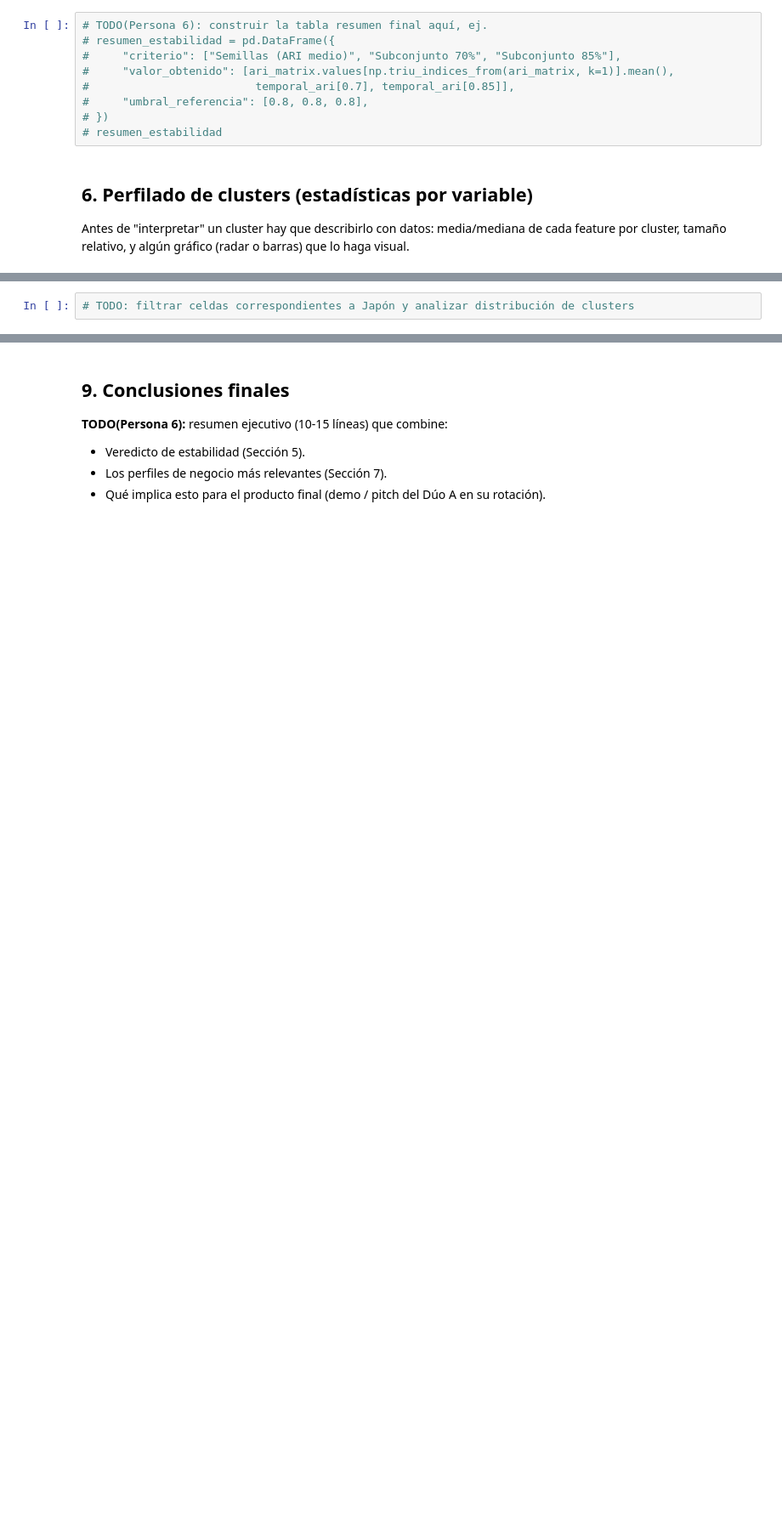
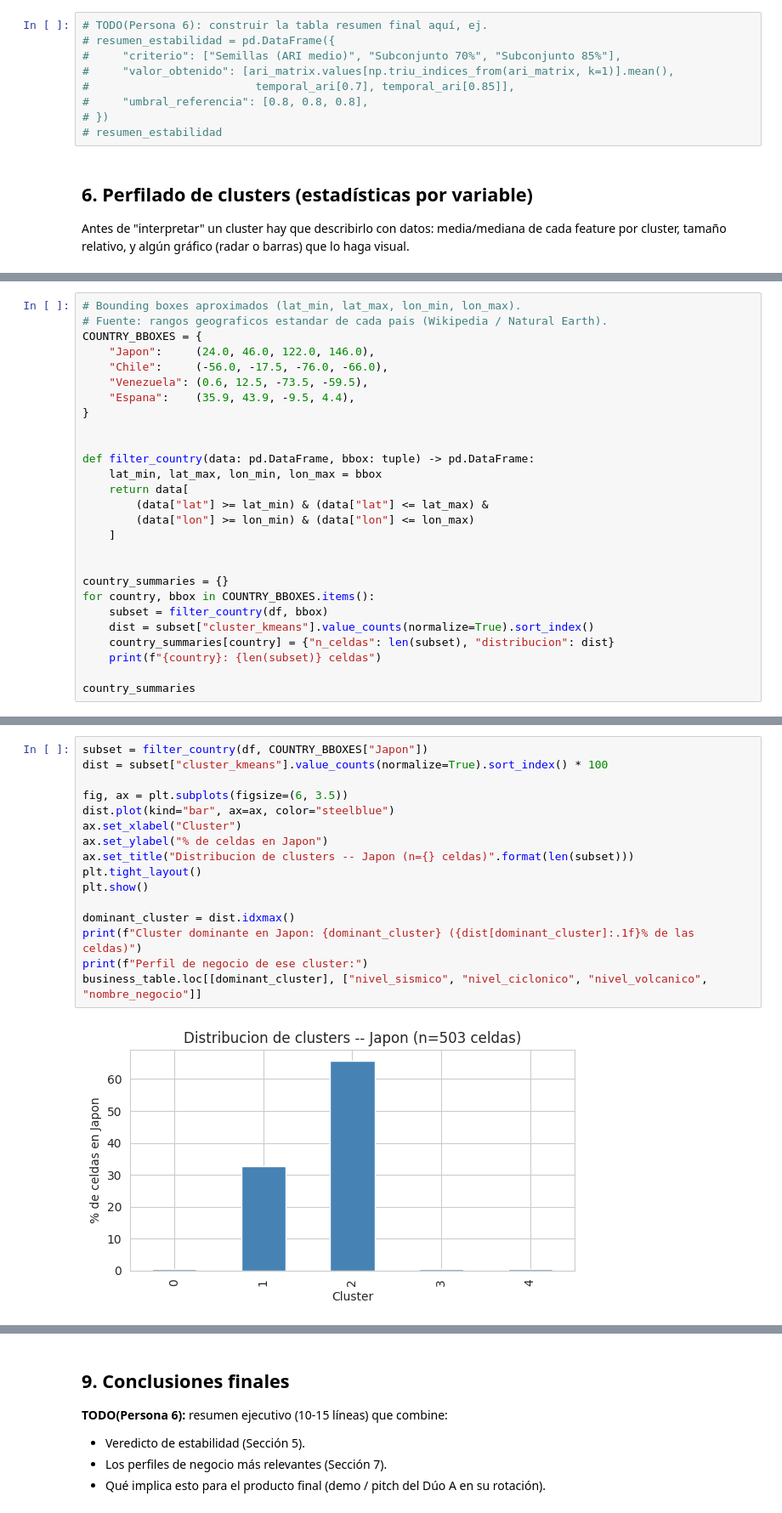
Before and after one commit to garciaguadalupevanessa-bit/Anexo_Risk, a Jupyter notebook: notebooks/06_evaluacion_estabilidad.ipynb, the cells around one changed output, grey strips where cells are left out. Shown at 85% size. Cells and saved outputs as stored; diff of their text form; blank space fills up the shorter version.

```diff
--- a/notebooks/06_evaluacion_estabilidad.ipynb
+++ b/notebooks/06_evaluacion_estabilidad.ipynb
@@ -366,0 +593,27 @@ Para cada país:
+# %%
+# Bounding boxes aproximados (lat_min, lat_max, lon_min, lon_max).
+# Fuente: rangos geograficos estandar de cada pais (Wikipedia / Natural Earth).
+COUNTRY_BBOXES = {
+    "Japon":     (24.0, 46.0, 122.0, 146.0),
+    "Chile":     (-56.0, -17.5, -76.0, -66.0),
+    "Venezuela": (0.6, 12.5, -73.5, -59.5),
+    "Espana":    (35.9, 43.9, -9.5, 4.4),
+}
+
+
+def filter_country(data: pd.DataFrame, bbox: tuple) -> pd.DataFrame:
+    lat_min, lat_max, lon_min, lon_max = bbox
+    return data[
+        (data["lat"] >= lat_min) & (data["lat"] <= lat_max) &
+        (data["lon"] >= lon_min) & (data["lon"] <= lon_max)
+    ]
+
+
+country_summaries = {}
+for country, bbox in COUNTRY_BBOXES.items():
+    subset = filter_country(df, bbox)
+    dist = subset["cluster_kmeans"].value_counts(normalize=True).sort_index()
+    country_summaries[country] = {"n_celdas": len(subset), "distribucion": dist}
+    print(f"{country}: {len(subset)} celdas")
+
+country_summaries
@@ -371,2 +644,18 @@ Para cada país:
 # %%
-# TODO: filtrar celdas correspondientes a Japón y analizar distribución de clusters
+subset = filter_country(df, COUNTRY_BBOXES["Japon"])
+dist = subset["cluster_kmeans"].value_counts(normalize=True).sort_index() * 100
+
+fig, ax = plt.subplots(figsize=(6, 3.5))
+dist.plot(kind="bar", ax=ax, color="steelblue")
+ax.set_xlabel("Cluster")
+ax.set_ylabel("% de celdas en Japon")
+ax.set_title("Distribucion de clusters -- Japon (n={} celdas)".format(len(subset)))
+plt.tight_layout()
+plt.show()
+
+dominant_cluster = dist.idxmax()
+print(f"Cluster dominante en Japon: {dominant_cluster} ({dist[dominant_cluster]:.1f}% de las celdas)")
+print(f"Perfil de negocio de ese cluster:")
+business_table.loc[[dominant_cluster], ["nivel_sismico", "nivel_ciclonico", "nivel_volcanico", "nombre_negocio"]]
+# %% [output]
+[figure, added]
```
Also changed, not shown: parts of 24 cells of this notebook.
